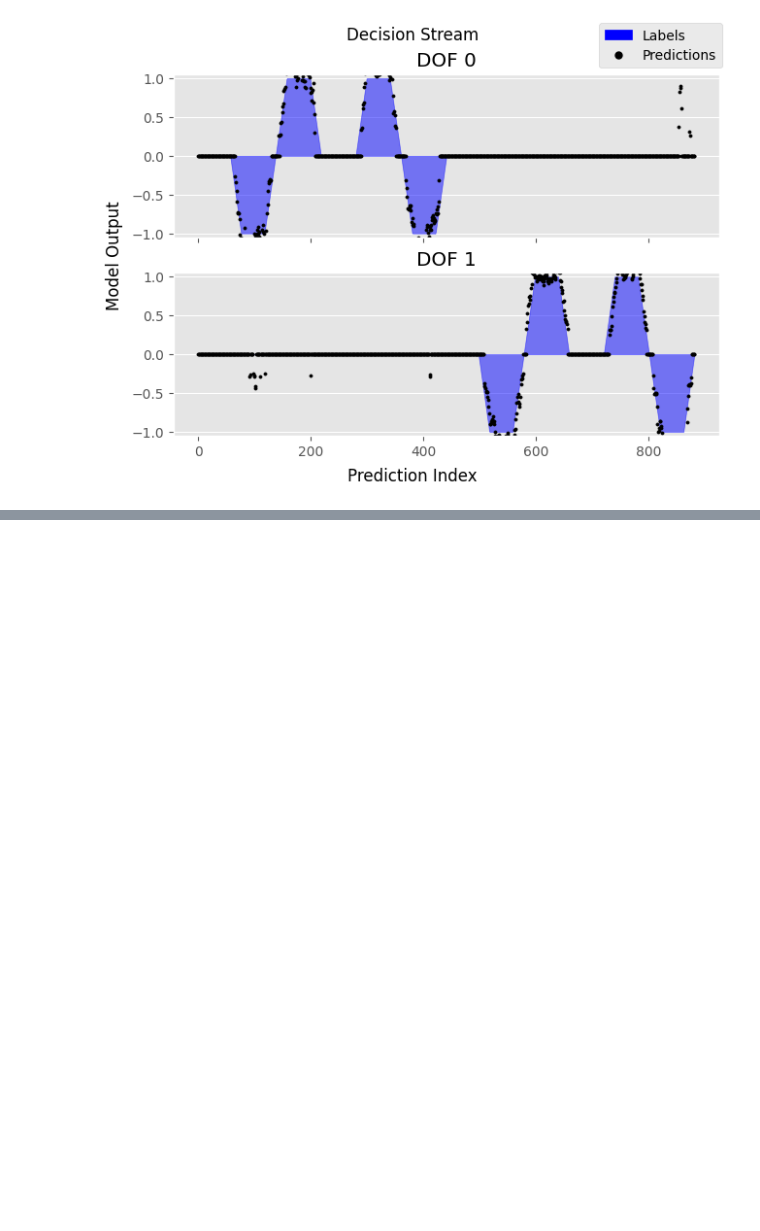
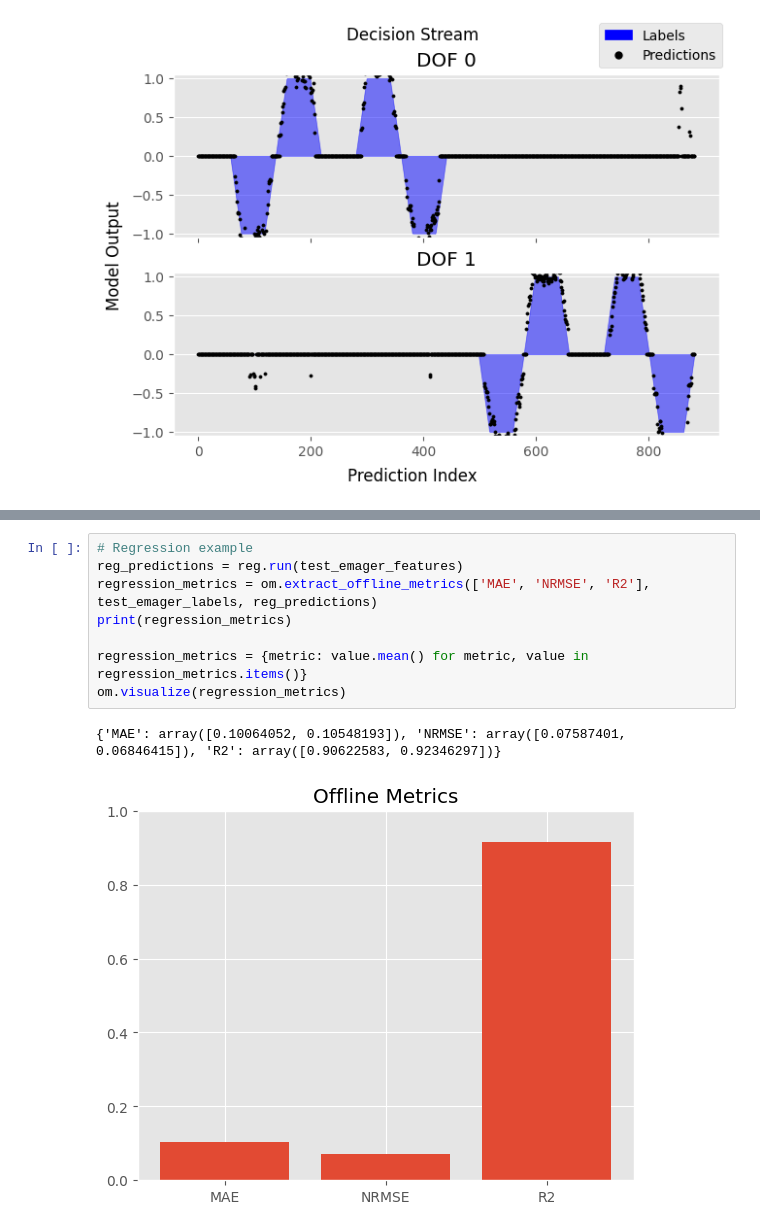
Before and after one commit to LibEMG/LibEMG_MEC24_Workshop, a Jupyter notebook: walkthrough.ipynb, the cells around one changed output, grey strips where cells are left out. Saved outputs shown, nothing was run; the diff lists cells and outputs as text; blank space fills up the shorter version.

```diff
--- a/walkthrough.ipynb
+++ b/walkthrough.ipynb
@@ -302,0 +322,11 @@ om = OfflineMetrics()
+# %%
+# Regression example
+reg_predictions = reg.run(test_emager_features)
+regression_metrics = om.extract_offline_metrics(['MAE', 'NRMSE', 'R2'], test_emager_labels, reg_predictions)
+print(regression_metrics)
+
+regression_metrics = {metric: value.mean() for metric, value in regression_metrics.items()}
+om.visualize(regression_metrics)
+# %% [output]
+{'MAE': array([0.10064052, 0.10548193]), 'NRMSE': array([0.07587401, 0.06846415]), 'R2': array([0.90622583, 0.92346297])}
+[figure, added]
```
Also changed, not shown: parts of 5 cells of this notebook.
